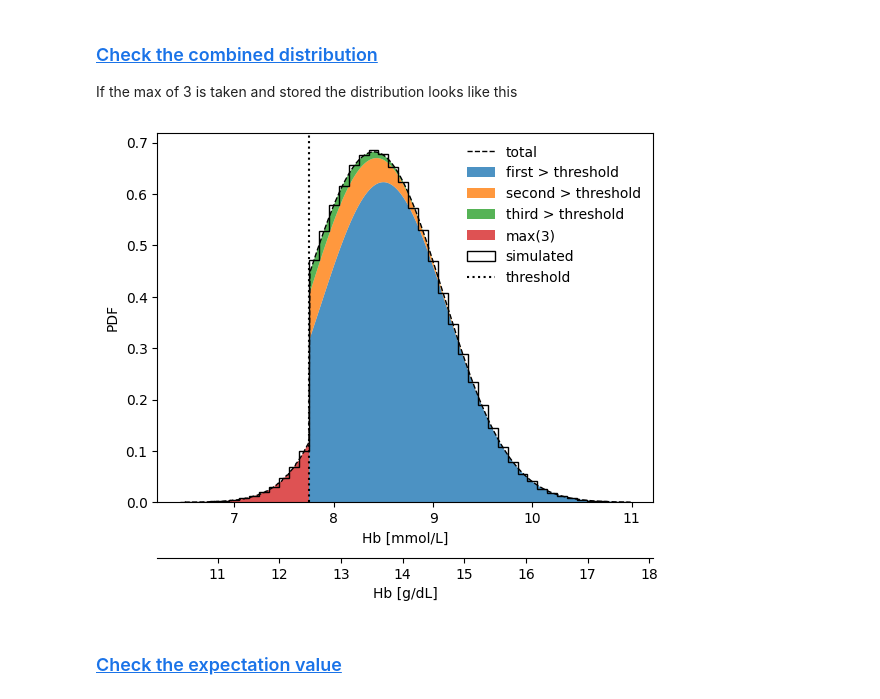
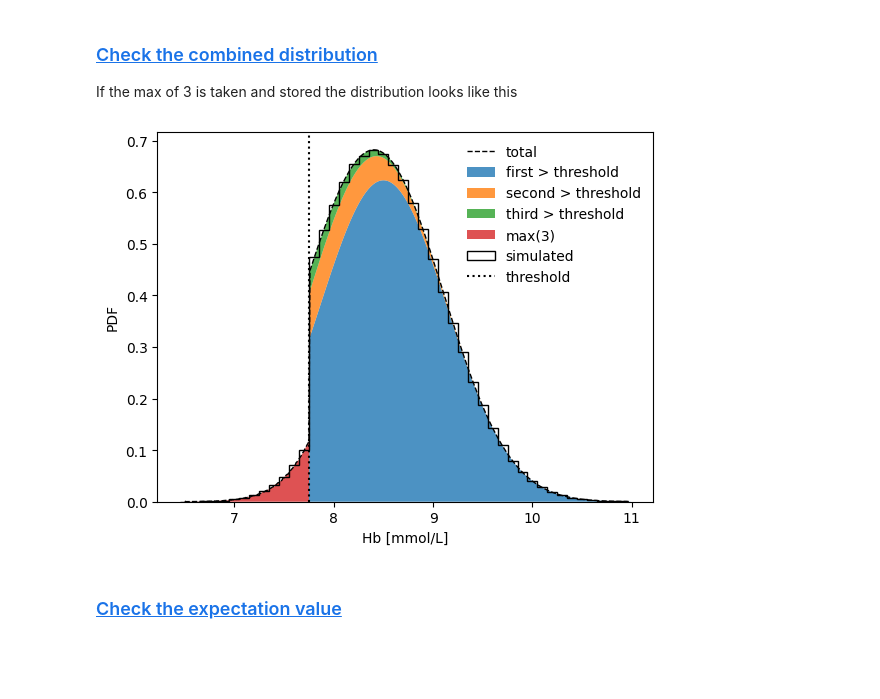
Before and after one commit to martp91/repeated_Hb_paper, a Jupyter notebook: supplemental.ipynb, the cells around one changed output. Drawn from its saved outputs; the diff is of its cells as text; code cells hidden in the pictures; blank space fills up the shorter version.

```diff
--- a/supplemental.ipynb
+++ b/supplemental.ipynb
@@ -87,32 +88,32 @@ If the max of 3 is taken and stored the distribution looks like this
 # %%
 xs = np.arange(6.5, 11, 0.01)
 
 
 
 f_total = pdf_comb(xs, MU, SIG_TOTAL, RHO, CUT-0.05)
 f, ax = plt.subplots(1)
-ax_gdl = add_gdl_axis_below(ax, offset=-0.15)
+# ax_gdl = add_gdl_axis_below(ax, offset=-0.15)
 
 ax.plot(xs, f_total, color='k', label='total', lw=1, ls='--')
 fp1, fp2, fp3, fpmax = pdf_comb(xs, MU, SIG_TOTAL, RHO, CUT-0.05, split=True)
 
 ax.fill_between(xs, fp1, alpha=0.8, label='first > threshold')
 ax.fill_between(xs, fp1, fp1+fp2, alpha=0.8, label='second > threshold')
 ax.fill_between(xs, fp1+fp2, fp1+fp2+fp3, alpha=0.8, label='third > threshold')
 ax.fill_between(xs, fp1+fp2+fp3, fp1+fp2+fp3+fpmax, alpha=0.8, label='max(3)')
 
 
 xmax = np.max([x1, x2, x3], axis=0)
 xmeas = np.where(x1 < CUT, np.where(x2 < CUT, xmax, x2), x1)
 # del x1, x2, x3, xmax
 ax.hist(xmeas, bins=np.arange(xs.min()-0.05, xs.max(), 0.1), density=True, histtype='step', color='k', label='simulated')
 
 ax.axvline(7.75, color='k', ls=':', label='threshold')
 ax.legend(frameon=False, loc=1)
 ax.set(xlabel='Hb [mmol/L]', ylabel='PDF')
 plt.savefig('Figure_simulated_all.pdf', bbox_inches='tight')
 # %% [output]
-[figure, old version]
+[figure, new version]
 # %% [markdown]
 ### <a id='toc1_2_3_'></a>[Check the expectation value](#toc0_)
 # %%
```
Also changed, not shown: parts of 5 cells of this notebook, 1 other file.
